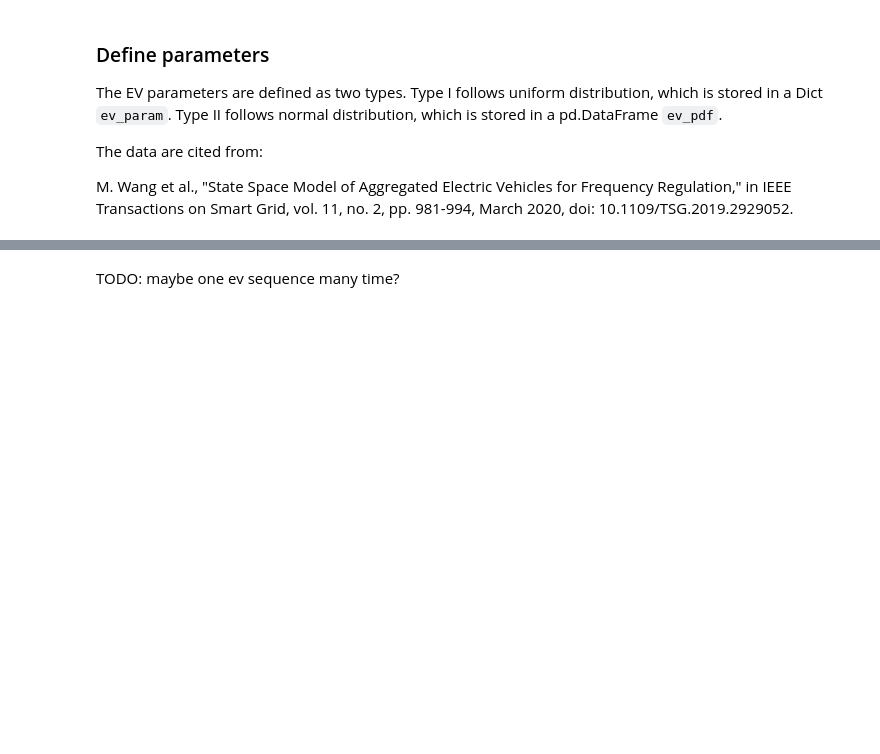
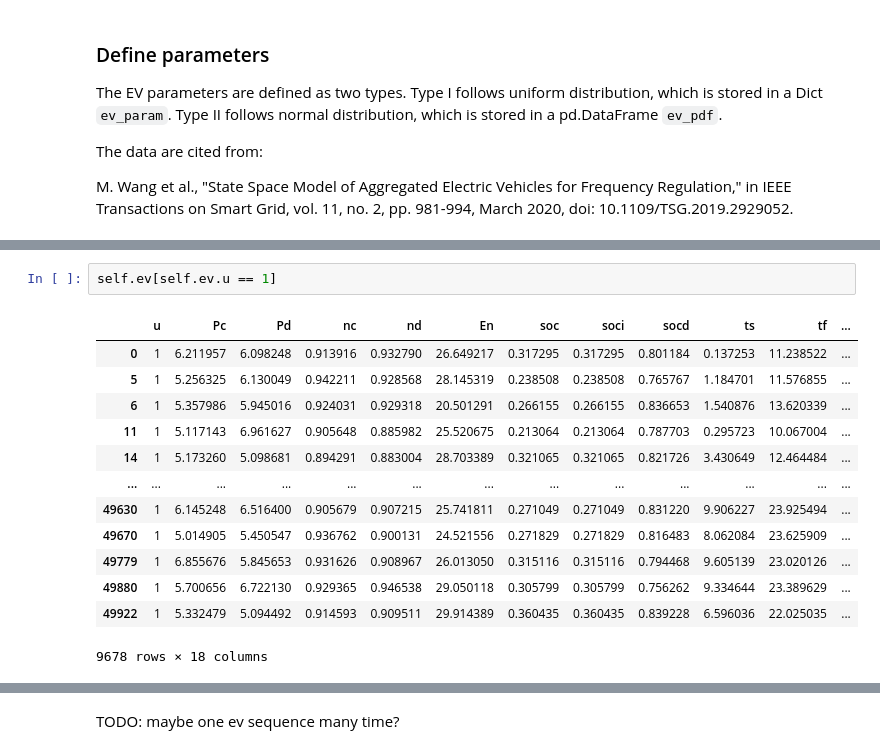
Before and after one commit to shebuxin/andes, a Jupyter notebook: jwang/notes2/ev_ssm.ipynb, the cells around one changed output, grey strips where cells are left out. Drawn from its saved outputs; the diff is of its cells as text; blank space fills up the shorter version.

```diff
--- a/jwang/notes2/ev_ssm.ipynb
+++ b/jwang/notes2/ev_ssm.ipynb
@@ -391,0 +449,16 @@ b
+# %%
+self.ev[self.ev.u == 1]
+# %% [output]
+|  | u | Pc | Pd | nc | nd | En | soc | soci | socd | ts | tf | ... |
+| 0 | 1 | 6.211957 | 6.098248 | 0.913916 | 0.932790 | 26.649217 | 0.317295 | 0.317295 | 0.801184 | 0.137253 | 11.238522 | ... |
+| 5 | 1 | 5.256325 | 6.130049 | 0.942211 | 0.928568 | 28.145319 | 0.238508 | 0.238508 | 0.765767 | 1.184701 | 11.576855 | ... |
+| 6 | 1 | 5.357986 | 5.945016 | 0.924031 | 0.929318 | 20.501291 | 0.266155 | 0.266155 | 0.836653 | 1.540876 | 13.620339 | ... |
+| 11 | 1 | 5.117143 | 6.961627 | 0.905648 | 0.885982 | 25.520675 | 0.213064 | 0.213064 | 0.787703 | 0.295723 | 10.067004 | ... |
+| 14 | 1 | 5.173260 | 5.098681 | 0.894291 | 0.883004 | 28.703389 | 0.321065 | 0.321065 | 0.821726 | 3.430649 | 12.464484 | ... |
+| ... | ... | ... | ... | ... | ... | ... | ... | ... | ... | ... | ... | ... |
+| 49630 | 1 | 6.145248 | 6.516400 | 0.905679 | 0.907215 | 25.741811 | 0.271049 | 0.271049 | 0.831220 | 9.906227 | 23.925494 | ... |
+| 49670 | 1 | 5.014905 | 5.450547 | 0.936762 | 0.900131 | 24.521556 | 0.271829 | 0.271829 | 0.816483 | 8.062084 | 23.625909 | ... |
+| 49779 | 1 | 6.855676 | 5.845653 | 0.931626 | 0.908967 | 26.013050 | 0.315116 | 0.315116 | 0.794468 | 9.605139 | 23.020126 | ... |
+| 49880 | 1 | 5.700656 | 6.722130 | 0.929365 | 0.946538 | 29.050118 | 0.305799 | 0.305799 | 0.756262 | 9.334644 | 23.389629 | ... |
+| 49922 | 1 | 5.332479 | 5.094492 | 0.914593 | 0.909511 | 29.914389 | 0.360435 | 0.360435 | 0.839228 | 6.596036 | 22.025035 | ... |
+9678 rows × 18 columns
```
Also changed, not shown: parts of 20 cells of this notebook.
